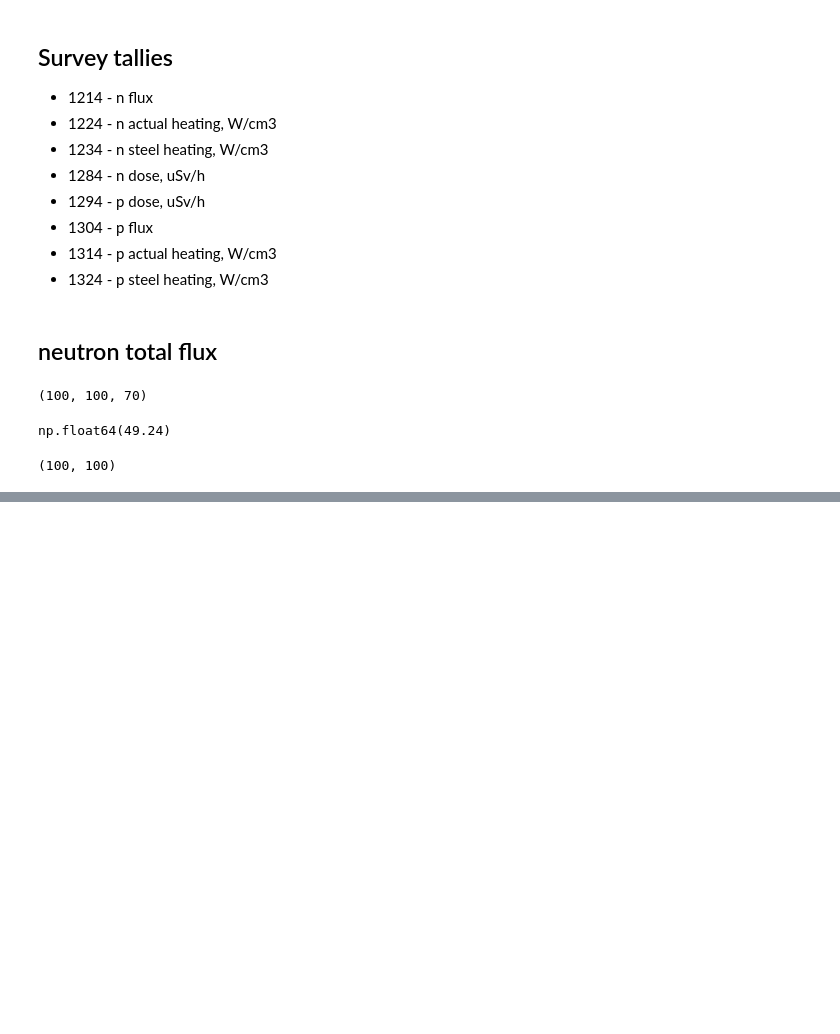
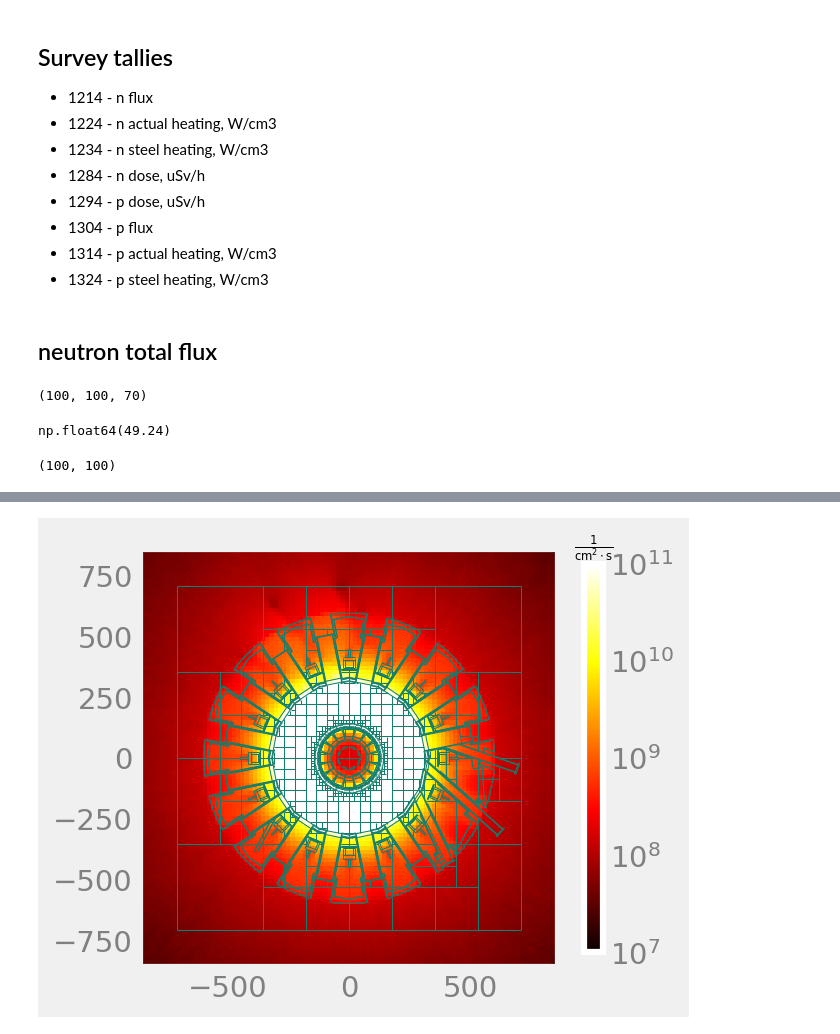
Before and after one commit to MC-kit/mckit-meshes, a Jupyter notebook: notebooks/plotting/25-11-13-dvp-plot-meshes-on-ps.ipynb, the cells around one changed output, grey strips where cells are left out. Cells and saved outputs as stored; diff of their text form; code cells hidden in the pictures; blank space fills up the shorter version.

```diff
--- a/notebooks/plotting/25-11-13-dvp-plot-meshes-on-ps.ipynb
+++ b/notebooks/plotting/25-11-13-dvp-plot-meshes-on-ps.ipynb
@@ -159,0 +154,17 @@ plt.show()
+# %%
+photon_flux_mesh = FMesh.load_npz(NPZ_DIR / "1304.npz")
+# %%
+photon_data = photon_flux_mesh.totals[:,:, eq_mid_height_idx - 1]
+# %%
+p = pages["pz=50"]
+fig = plt.figure(dpi=150)
+axes = fig.add_subplot(111)
+axes.set_aspect("equal")
+axes.set_xlim(x[0], x[-1])
+axes.set_ylim(y[0], y[-1])
+plot_ps_page(axes, p)
+plot_2d_distribution(x, y, photon_data, fig, axes)
+plt.savefig((NPZ_DIR / "total-photon-flux-pz=50").with_suffix(".png"), dpi=1200)
+plt.show()
+# %% [output]
+[figure, added]
```
Also changed, not shown: parts of 3 cells of this notebook, 1 other file.
